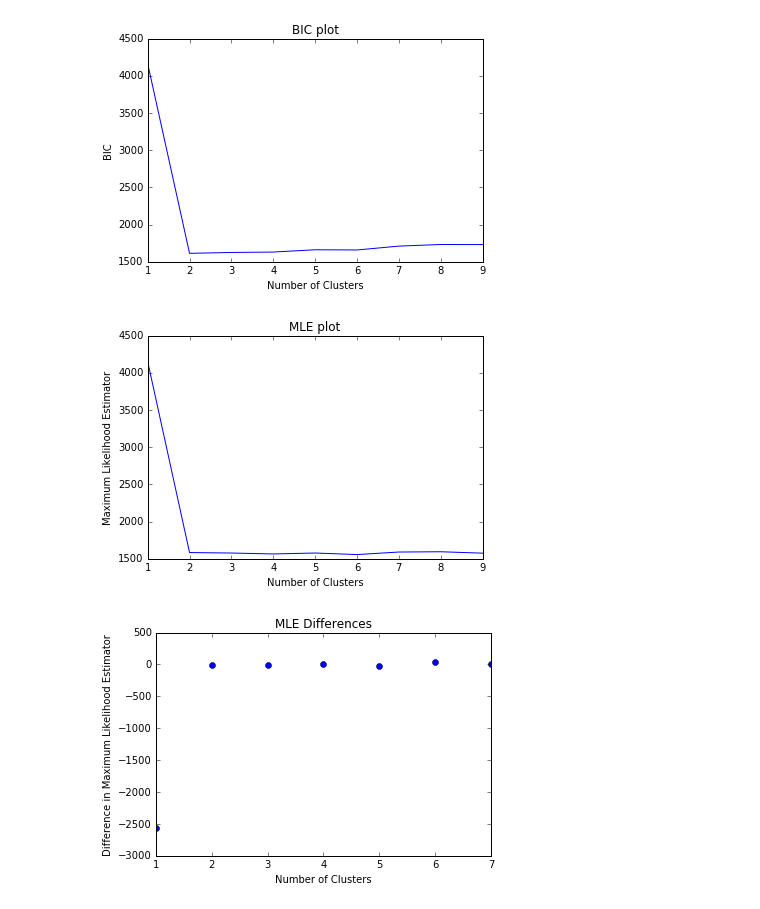
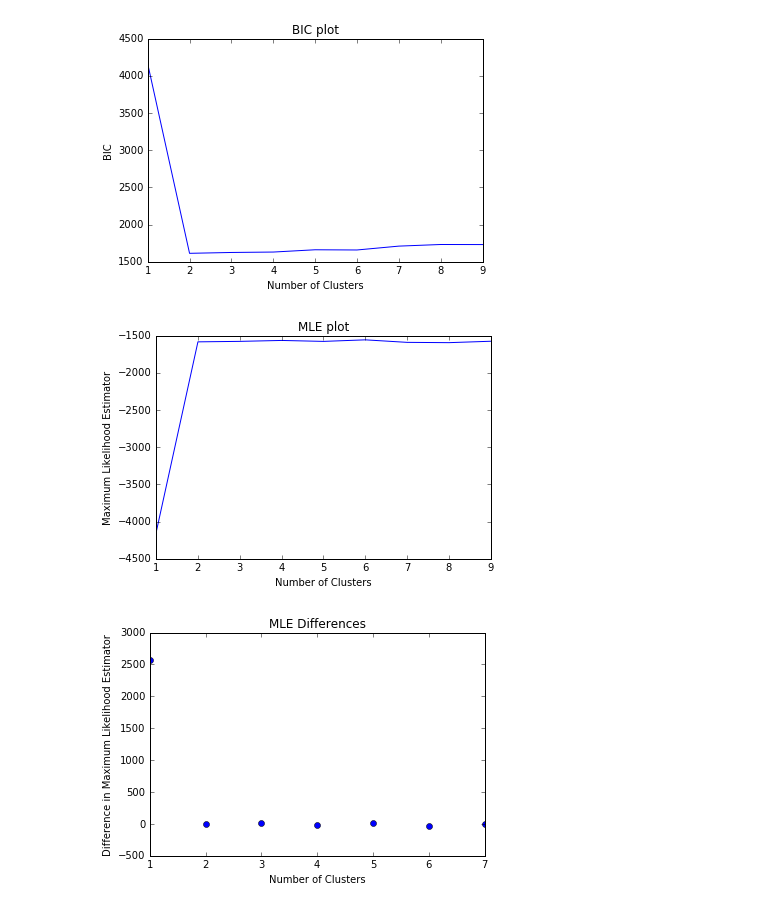
Before and after one commit to ronnyb29/kmeans-theory, a Jupyter notebook: test.ipynb, the cells around one changed output. Saved outputs shown, nothing was run; the diff lists cells and outputs as text; code cells hidden in the pictures.

```diff
--- a/test.ipynb
+++ b/test.ipynb
@@ -14,7 +14,7 @@ mleDifferences = []
 
 
 def mle(GMM, X):
-	return -2 * GMM.score(X).sum()
+	return 2 * GMM.score(X).sum()
 
 def verifyConcavity(arr):
 	for x in xrange(0, len(arr) - 2):
@@ -54,7 +54,6 @@ plt.plot(numClusters, mleArr)
 plt.ylabel('Maximum Likelihood Estimator')
 plt.xlabel('Number of Clusters')
 plt.title('MLE plot')
-# plt.show()
 
 plt.figure(3)
 plt.plot(numClusters[0:-2], mleDifferences, 'o')
@@ -99,4 +98,4 @@ mle
 False
 [figure]
-[figure, old version]
+[figure, new version]
-[figure, old version]
+[figure, new version]
```
Also changed, not shown: parts of 1 cell of this notebook, 2 other files.
